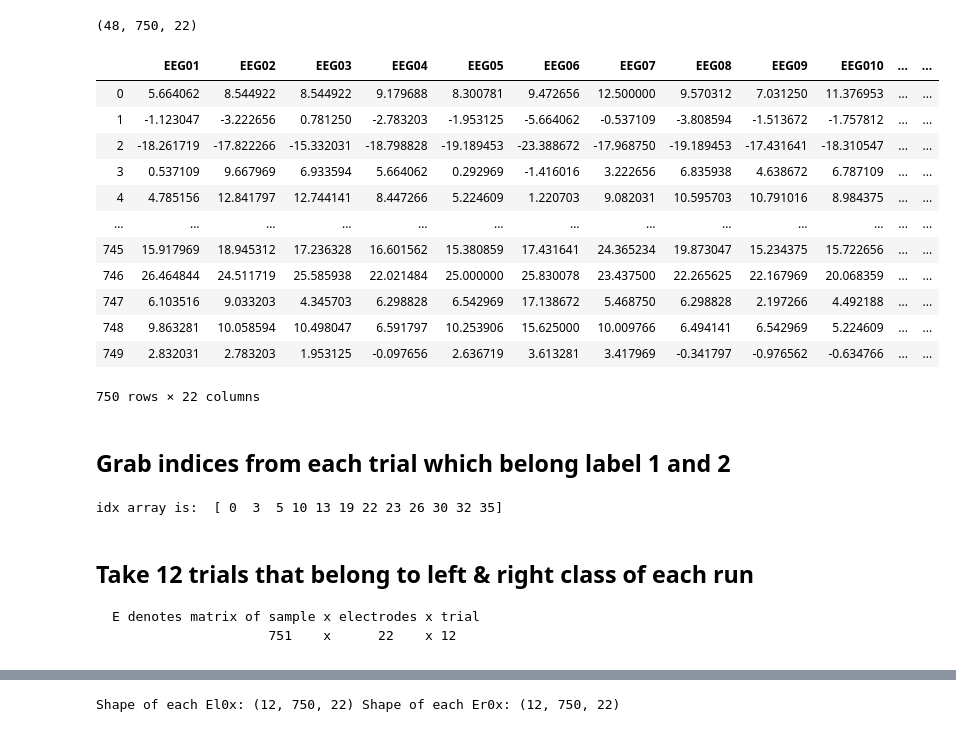
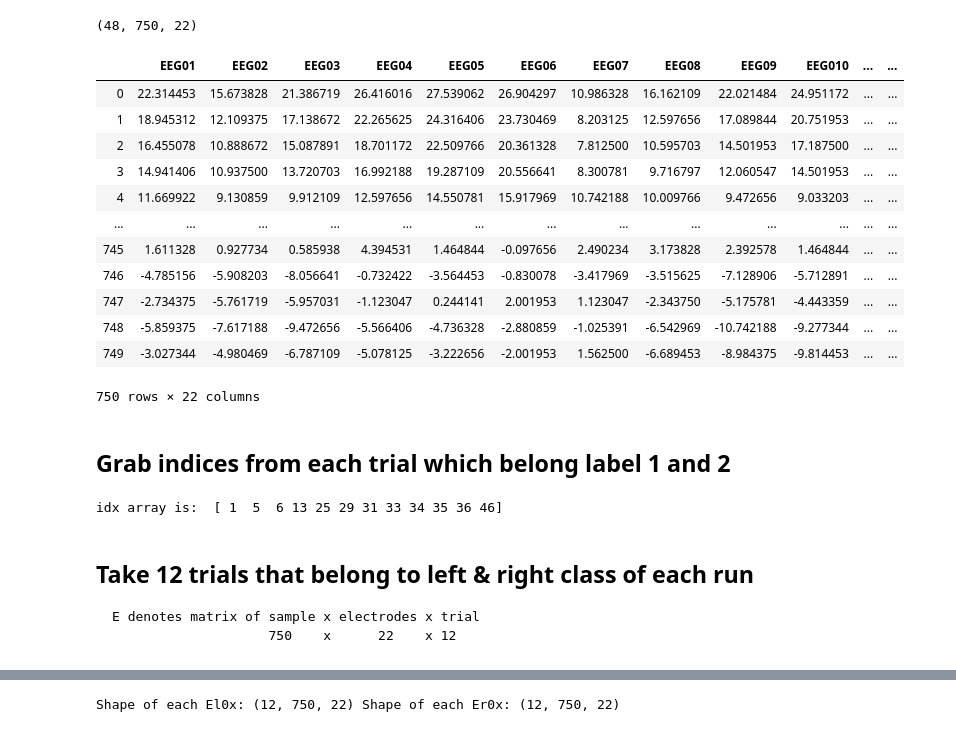
Before and after one commit to orvindemsy/MI-BCI-CSP, a Jupyter notebook: bci-competition-IV-dataset2a.ipynb, the cells around one changed output, grey strips where cells are left out. Drawn from its saved outputs; the diff is of its cells as text; code cells hidden in the pictures.

```diff
--- a/bci-competition-IV-dataset2a.ipynb
+++ b/bci-competition-IV-dataset2a.ipynb
@@ -36,6 +36,6 @@ np.set_printoptions(precision=4, suppress=True)
 # %%
  # Load the training data of subject 01
-data = io.loadmat('./datasets/A03T.mat')
+data = io.loadmat('./datasets/A01T.mat')
 # %%
 type(data)
 # %% [output]
@@ -81,7 +81,7 @@ for i in range(1, 23):
     if i < 11:
         Xcol.append('EEG0'+str(i))
     else:
-        Xcol.append('EEG0'+str(i))
+        Xcol.append('EEG'+str(i))
 # %%
 # Visualizing the dataset of X
 dataX04 = pd.DataFrame(EEG_data09, columns=Xcol)
@@ -202,20 +202,20 @@ run08.shape
 (48, 750, 22)
 # %%
 # Visualizing data of run 09 trial 19
-pd.DataFrame(run09[39], columns=Xcol)
+pd.DataFrame(run04[0], columns=Xcol)
 # %% [output]
 |  | EEG01 | EEG02 | EEG03 | EEG04 | EEG05 | EEG06 | EEG07 | EEG08 | EEG09 | EEG010 | ... | ... |
-| 0 | 5.664062 | 8.544922 | 8.544922 | 9.179688 | 8.300781 | 9.472656 | 12.500000 | 9.570312 | 7.031250 | 11.376953 | ... | ... |
-| 1 | -1.123047 | -3.222656 | 0.781250 | -2.783203 | -1.953125 | -5.664062 | -0.537109 | -3.808594 | -1.513672 | -1.757812 | ... | ... |
-| 2 | -18.261719 | -17.822266 | -15.332031 | -18.798828 | -19.189453 | -23.388672 | -17.968750 | -19.189453 | -17.431641 | -18.310547 | ... | ... |
-| 3 | 0.537109 | 9.667969 | 6.933594 | 5.664062 | 0.292969 | -1.416016 | 3.222656 | 6.835938 | 4.638672 | 6.787109 | ... | ... |
-| 4 | 4.785156 | 12.841797 | 12.744141 | 8.447266 | 5.224609 | 1.220703 | 9.082031 | 10.595703 | 10.791016 | 8.984375 | ... | ... |
+| 0 | 22.314453 | 15.673828 | 21.386719 | 26.416016 | 27.539062 | 26.904297 | 10.986328 | 16.162109 | 22.021484 | 24.951172 | ... | ... |
+| 1 | 18.945312 | 12.109375 | 17.138672 | 22.265625 | 24.316406 | 23.730469 | 8.203125 | 12.597656 | 17.089844 | 20.751953 | ... | ... |
+| 2 | 16.455078 | 10.888672 | 15.087891 | 18.701172 | 22.509766 | 20.361328 | 7.812500 | 10.595703 | 14.501953 | 17.187500 | ... | ... |
+| 3 | 14.941406 | 10.937500 | 13.720703 | 16.992188 | 19.287109 | 20.556641 | 8.300781 | 9.716797 | 12.060547 | 14.501953 | ... | ... |
+| 4 | 11.669922 | 9.130859 | 9.912109 | 12.597656 | 14.550781 | 15.917969 | 10.742188 | 10.009766 | 9.472656 | 9.033203 | ... | ... |
 | ... | ... | ... | ... | ... | ... | ... | ... | ... | ... | ... | ... | ... |
-| 745 | 15.917969 | 18.945312 | 17.236328 | 16.601562 | 15.380859 | 17.431641 | 24.365234 | 19.873047 | 15.234375 | 15.722656 | ... | ... |
-| 746 | 26.464844 | 24.511719 | 25.585938 | 22.021484 | 25.000000 | 25.830078 | 23.437500 | 22.265625 | 22.167969 | 20.068359 | ... | ... |
-| 747 | 6.103516 | 9.033203 | 4.345703 | 6.298828 | 6.542969 | 17.138672 | 5.468750 | 6.298828 | 2.197266 | 4.492188 | ... | ... |
-| 748 | 9.863281 | 10.058594 | 10.498047 | 6.591797 | 10.253906 | 15.625000 | 10.009766 | 6.494141 | 6.542969 | 5.224609 | ... | ... |
-| 749 | 2.832031 | 2.783203 | 1.953125 | -0.097656 | 2.636719 | 3.613281 | 3.417969 | -0.341797 | -0.976562 | -0.634766 | ... | ... |
+| 745 | 1.611328 | 0.927734 | 0.585938 | 4.394531 | 1.464844 | -0.097656 | 2.490234 | 3.173828 | 2.392578 | 1.464844 | ... | ... |
+| 746 | -4.785156 | -5.908203 | -8.056641 | -0.732422 | -3.564453 | -0.830078 | -3.417969 | -3.515625 | -7.128906 | -5.712891 | ... | ... |
+| 747 | -2.734375 | -5.761719 | -5.957031 | -1.123047 | 0.244141 | 2.001953 | 1.123047 | -2.343750 | -5.175781 | -4.443359 | ... | ... |
+| 748 | -5.859375 | -7.617188 | -9.472656 | -5.566406 | -4.736328 | -2.880859 | -1.025391 | -6.542969 | -10.742188 | -9.277344 | ... | ... |
+| 749 | -3.027344 | -4.980469 | -6.787109 | -5.078125 | -3.222656 | -2.001953 | 1.562500 | -6.689453 | -8.984375 | -9.814453 | ... | ... |
 750 rows × 22 columns
 # %% [markdown]
 ## Grab indices from each trial which belong label 1 and 2
@@ -247,13 +247,13 @@ idx_r09 = np.argwhere(y09==2).flatten() # Array containing trial classified as l
 # %%
 # idx array will look like this
-print('idx array is: ', idx_l04)
+print('idx array is: ', idx_l08)
 # %% [output]
-idx array is:  [ 0  3  5 10 13 19 22 23 26 30 32 35]
+idx array is:  [ 1  5  6 13 25 29 31 33 34 35 36 46]
 # %% [markdown]
 ## Take 12 trials that belong to left & right class of each run
 
     E denotes matrix of sample x electrodes x trial
-                        751    x      22    x 12
+                        750    x      22    x 12
 # %%
 # Creating matrix of left class from all run
 El04 = run04[idx_l04, :, :] # Run 4 left class
```
Also changed, not shown: parts of 46 cells of this notebook.
